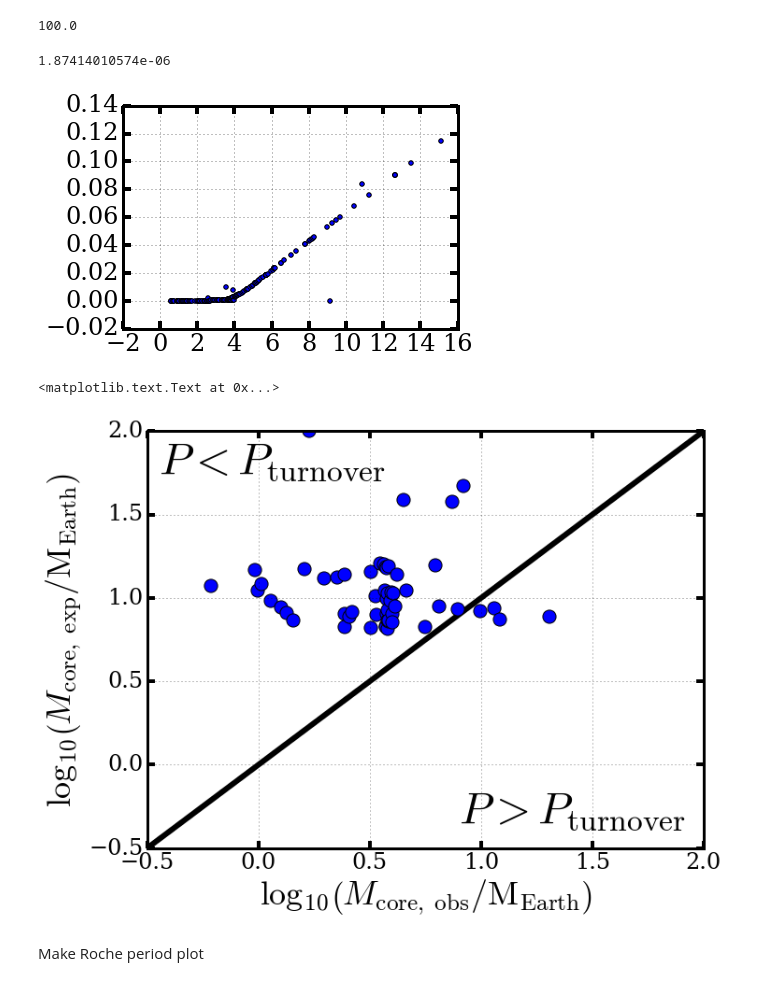
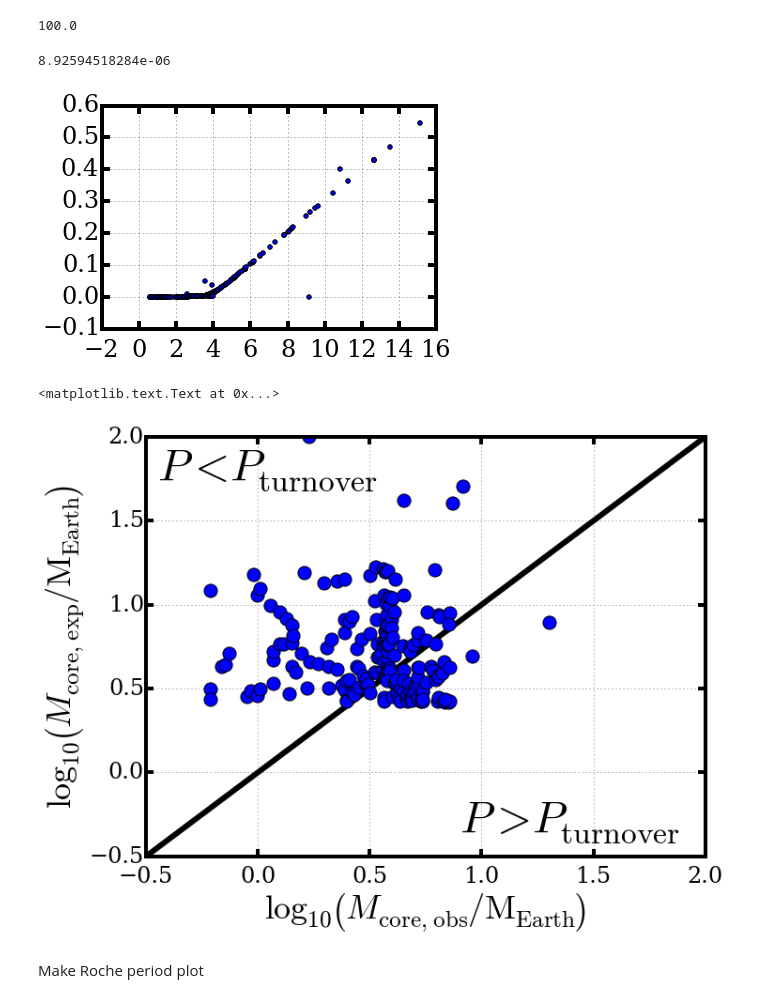
Before and after one commit to decaelus/CeMDA_tidal_evol, a Jupyter notebook: CeDMA_Calculations.ipynb, the cells around one changed output. Saved outputs shown, nothing was run; the diff lists cells and outputs as text; code cells hidden in the pictures.

```diff
--- a/CeDMA_Calculations.ipynb
+++ b/CeDMA_Calculations.ipynb
@@ -425,27 +425,27 @@ def find_turnover_Mcore(period):
 # %%
 def calc_fenv(Mp, Rp, Fp=1., age=5e9):
     Renv0 = 2.06
-    age0 = 5e9 #years
+    age0 = 30e6 #years
     fenv0 = 0.05
 
     #Assumes Earth mass
     Rcore = Mp**0.25
 
     #Assumes Earth radius
     Renv = Rp - Rcore
 
     return ((Renv/Renv0)*(Mp**(0.21))/(Fp**0.044)*(age/age0)**(0.18))**(1./0.59)*fenv0
 
 exoplanets_table = Table.read('exoplanets-org_2015Nov19.csv', format='ascii.csv')
 exoplanets_table['fenv'] = calc_fenv(exoplanets_table['MASS (Mearth)'], exoplanets_table['R (Rearth)'])
 exoplanets_table['Mcore'] = exoplanets_table['MASS (Mearth)']*(1. - exoplanets_table['fenv'])
 
 possible_fenv_ind = (exoplanets_table['R (Rearth)'] - Lopez_superearth_radius(exoplanets_table['MASS (Mearth)'], fenv=0.) > 0)
 plt.scatter(exoplanets_table['MASS (Mearth)'][possible_fenv_ind], exoplanets_table['fenv'][possible_fenv_ind])
 print(exoplanets_table['fenv'][possible_fenv_ind].min())
 # %% [output]
-1.87414010574e-06
+8.92594518284e-06
-[figure, old version]
+[figure, new version]
 # %%
 #Version for my NMSU talk
 fig = plt.figure(figsize=(8*4./3,8))
@@ -463,7 +463,7 @@ xyrange = [-0.5, 2.]
 ax.plot(xyrange, xyrange, lw=6, zorder=-1, color='k')
 
 #and then add the ones I calculated
-ind = np.where(exoplanets_table['PER (day)'] < 3.)
+ind = np.where(exoplanets_table['PER (day)'] < 6.)
 turnover_Mcore = []
 for cur_per in exoplanets_table['PER (day)'][ind]:
     turnover_Mcore = np.append(turnover_Mcore, find_turnover_Mcore(cur_per*24.))
@@ -480,7 +480,7 @@ ax.set_ylabel('$\\log_{10}\\left( M_{\\rm core,\ exp}/{\\rm M_{Earth}} \\right)$
 # #fig.savefig('Mcore-exp_vs_Mcore-obs.png', dpi=500, bbox_inches='tight')
 # %% [output]
 <matplotlib.text.Text at 0x...>
-[figure, old version]
+[figure, new version]
 # %%
 #fig = plt.figure(figsize=(8,8))
 fig = plt.figure(figsize=(default_fig_width,default_fig_height))
```
Also changed, not shown: parts of 1 cell of this notebook, 6 other files.
